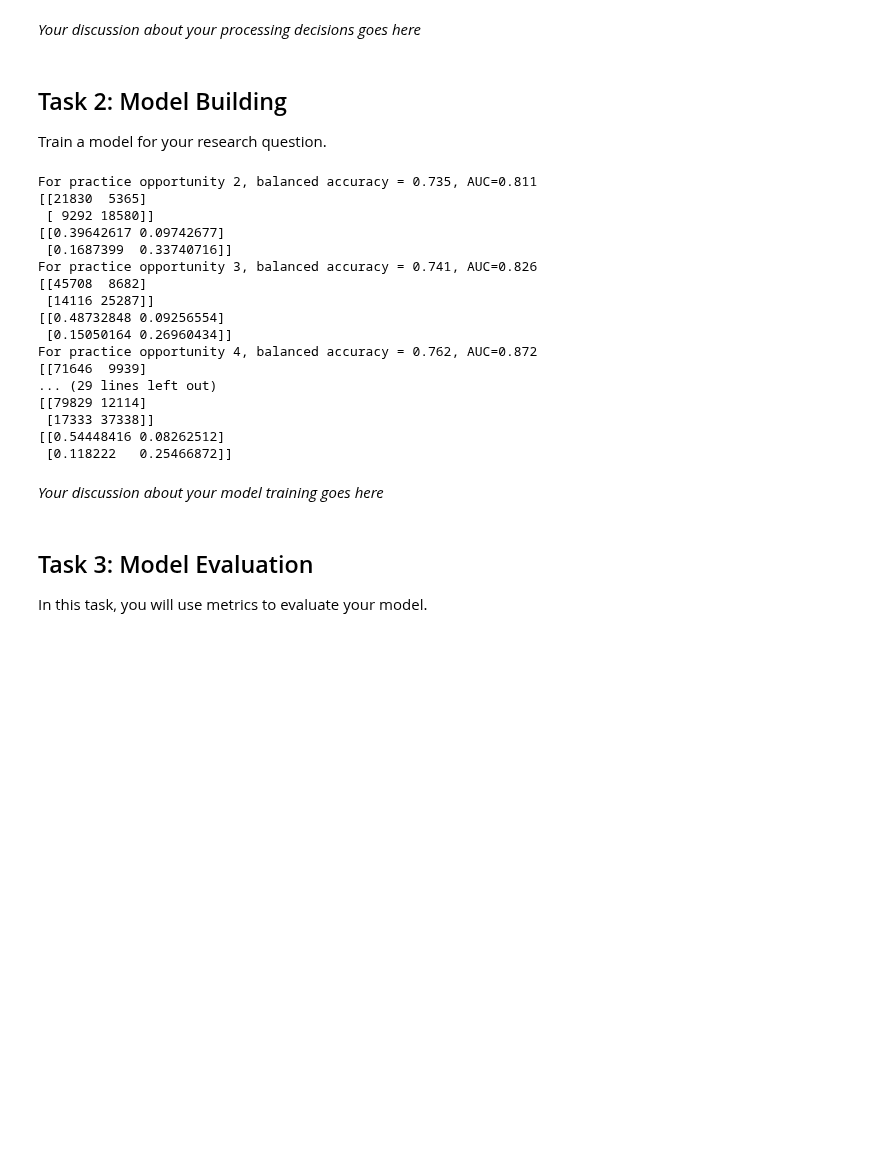
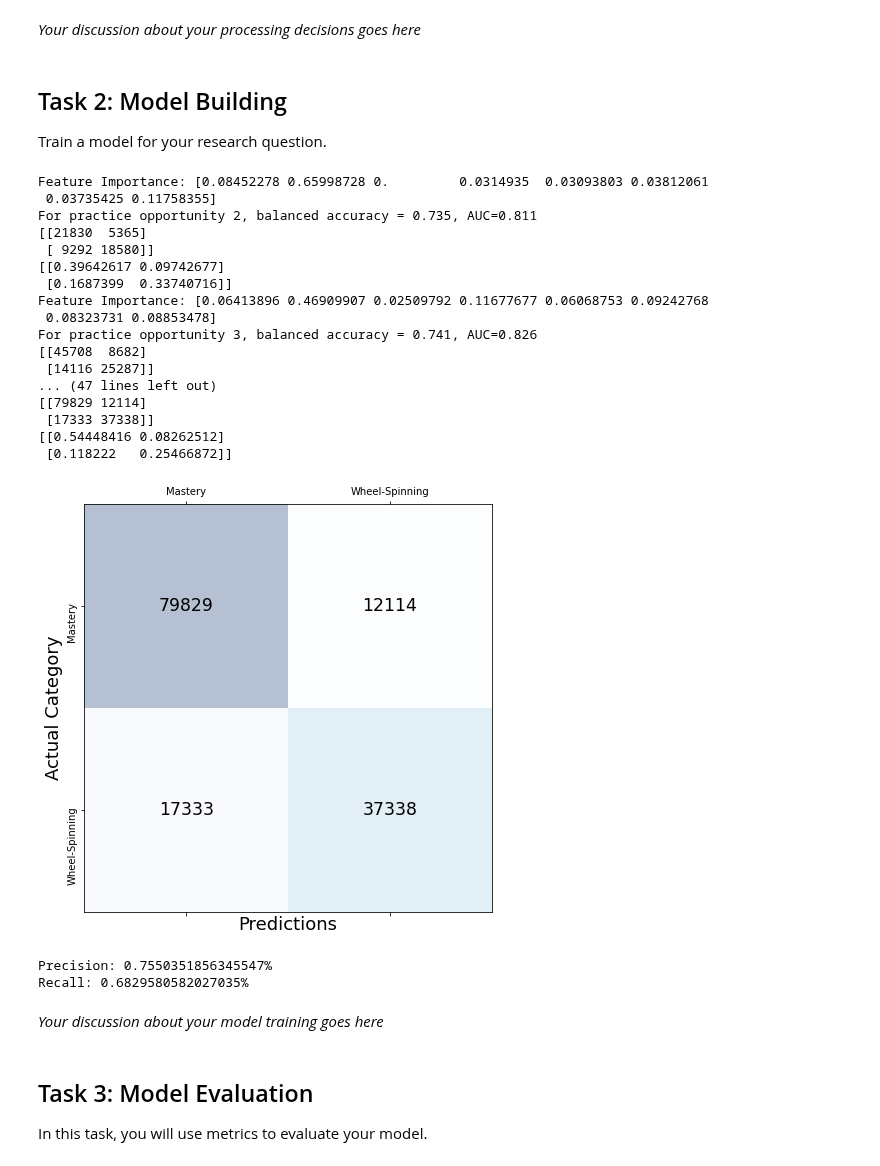
Before and after one commit to odudler/mlbd2023, a Jupyter notebook: m4_calcularis_report.ipynb, the cells around one changed output. Drawn from its saved outputs; the diff is of its cells as text; code cells hidden in the pictures; blank space fills up the shorter version.

Commit message:
precision, recall, some plots, some minor changes, some comments

```diff
--- a/m4_calcularis_report.ipynb
+++ b/m4_calcularis_report.ipynb
@@ -462,6 +467,7 @@ training_df = no_indeterminate_df.copy()
 datasets = {}
 models = {}
 results = {}
+feature_importance = {}
 
 def compute_scores(clf, X_train, y_train, X_test, y_test, roundnum=3):
     clf.fit(X_train, y_train)
@@ -498,29 +504,68 @@ for po in range(2, PO_CUTOFF+1):
     results[po] = compute_scores(
         models[po], X_train, y_train, X_val, y_val
     )
+    feature_importance[po] = models[po].feature_importances_
+    print(f"Feature Importance: {feature_importance[po]}")
     print(f'For practice opportunity {po}, balanced accuracy = {results[po][0]}, AUC={results[po][1]}')
     print(results[po][2])
     #get sum of matrix:
     sum = results[po][2].sum()
     print(np.divide(results[po][2], sum))
 # %% [output]
+Feature Importance: [0.08452278 0.65998728 0.         0.0314935  0.03093803 0.03812061
+ 0.03735425 0.11758355]
 For practice opportunity 2, balanced accuracy = 0.735, AUC=0.811
 [[21830  5365]
  [ 9292 18580]]
 [[0.39642617 0.09742677]
  [0.1687399  0.33740716]]
+Feature Importance: [0.06413896 0.46909907 0.02509792 0.11677677 0.06068753 0.09242768
+ 0.08323731 0.08853478]
 For practice opportunity 3, balanced accuracy = 0.741, AUC=0.826
 [[45708  8682]
  [14116 25287]]
-[[0.48732848 0.09256554]
- [0.15050164 0.26960434]]
-For practice opportunity 4, balanced accuracy = 0.762, AUC=0.872
-[[71646  9939]
-... (29 lines left out)
+... (47 lines left out)
 [[79829 12114]
  [17333 37338]]
 [[0.54448416 0.08262512]
  [0.118222   0.25466872]]
+# %%
+#Taking the data from the confusion matrices, we plot the precision/recall (see graphs from paper)
+
+conf_matrices = []
+conf_matrices_percent = []
+for i in range(2,PO_CUTOFF+1):
+    conf_matrices.append(results[po][2])
+    conf_matrices_percent.append(results[po][2] / results[po][2].sum())
+
+#plt.matshow(conf_matrices[PO_CUTOFF-2])
+#plt.matshow(conf_matrices_percent[PO_CUTOFF-2])
+conf_matrix = conf_matrices[PO_CUTOFF-2]
+
+fig, ax = plt.subplots(figsize=(7.5, 7.5))
+ax.matshow(conf_matrix, cmap=plt.cm.Blues, alpha=0.3)
+for i in range(conf_matrix.shape[0]):
+    for j in range(conf_matrix.shape[1]):
+        ax.text(x=j, y=i,s=conf_matrix[i, j], va='center', ha='center', size='xx-large')
+
+ax.set_xticklabels(['']+['Mastery', 'Wheel-Spinning'])
+ax.set_yticklabels(['']+['Mastery', 'Wheel-Spinning'])
+plt.yticks(rotation=90)
+
+plt.xlabel('Predictions', fontsize=18)
+plt.ylabel('Actual Category', fontsize=18)
+plt.show()
+
+# From this we can compute the precision and recall:
+# Precision:
+precision  = conf_matrix[1][1] / (conf_matrix[1][1] + conf_matrix[0][1])
+recall = conf_matrix[1][1] / (conf_matrix[1][0] + conf_matrix[1][1])
+print(f"Precision: {precision}%")
+print(f"Recall: {recall}%")
+# %% [output]
+[figure, added]
+Precision: 0.7550351856345547%
+Recall: 0.6829580582027035%
 # %%
 import pickle
 import os
```
Also changed, not shown: parts of 5 cells of this notebook, 1 other file.
